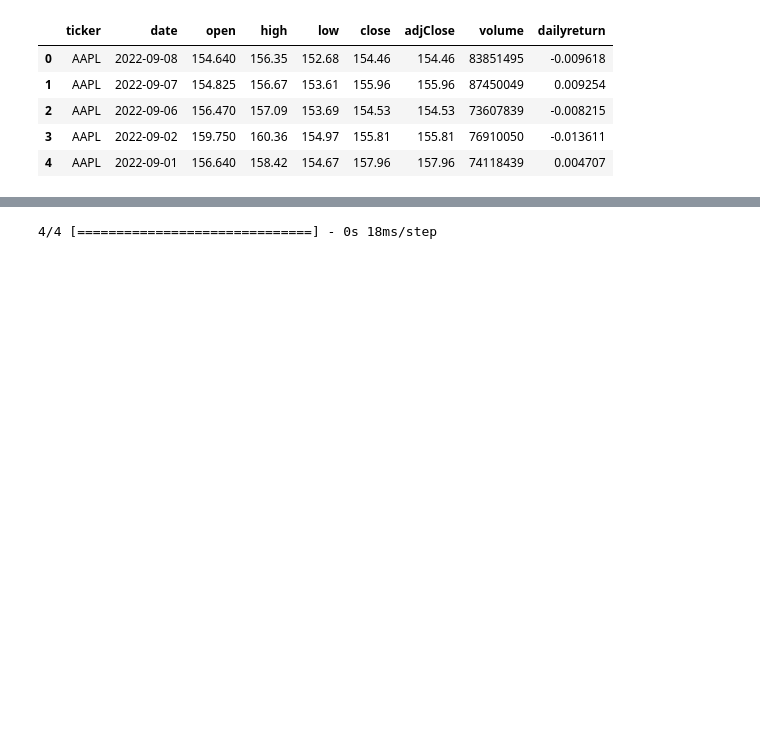
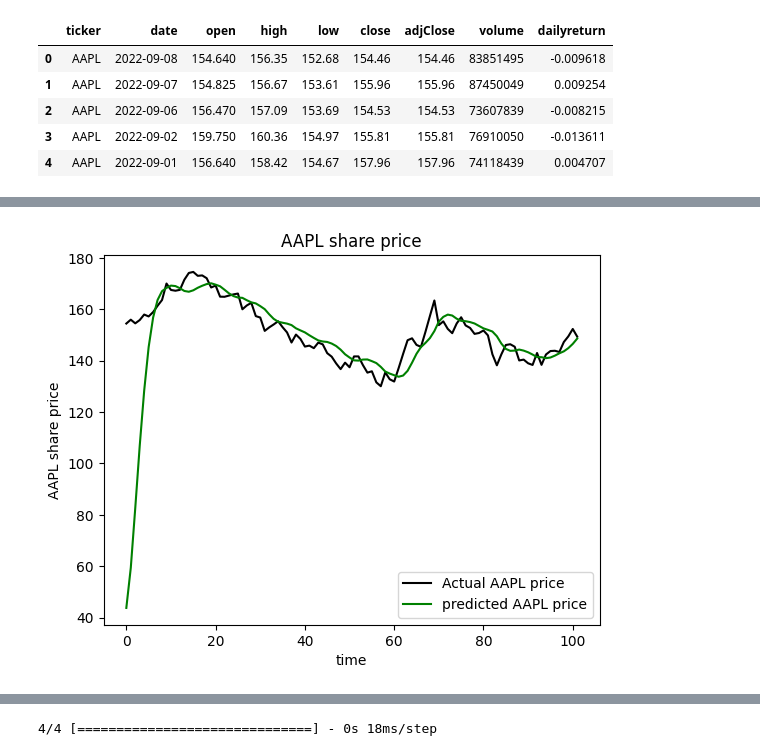
Before and after one commit to princepride/dashboard, a Jupyter notebook: mylstm.ipynb, the cells around one changed output, grey strips where cells are left out. Cells and saved outputs as stored; diff of their text form; code cells hidden in the pictures; blank space fills up the shorter version.

```diff
--- a/mylstm.ipynb
+++ b/mylstm.ipynb
@@ -238,0 +170,3 @@ def draw_stock_trade(COMPANY):
+# %%
+draw_stock_trade("AAPL")
+# %% [output]
@@ -238,0 +174 @@ def draw_stock_trade(COMPANY):
+[figure, added]
```
Also changed, not shown: parts of 20 cells of this notebook, 42 other files.
